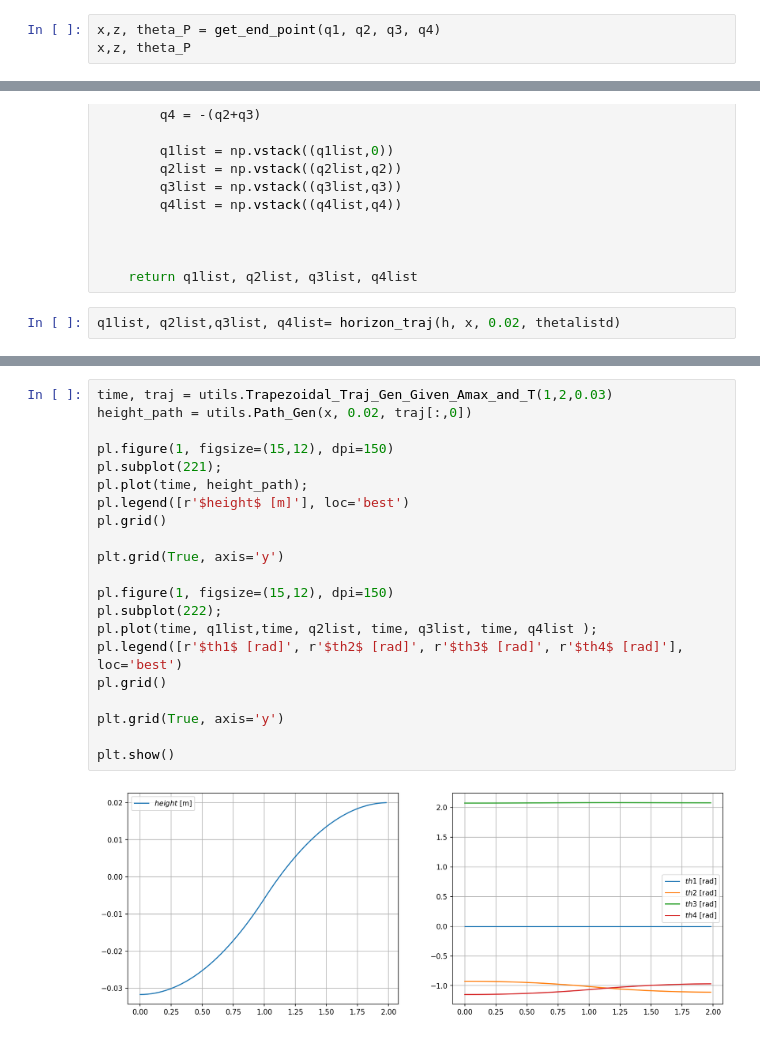
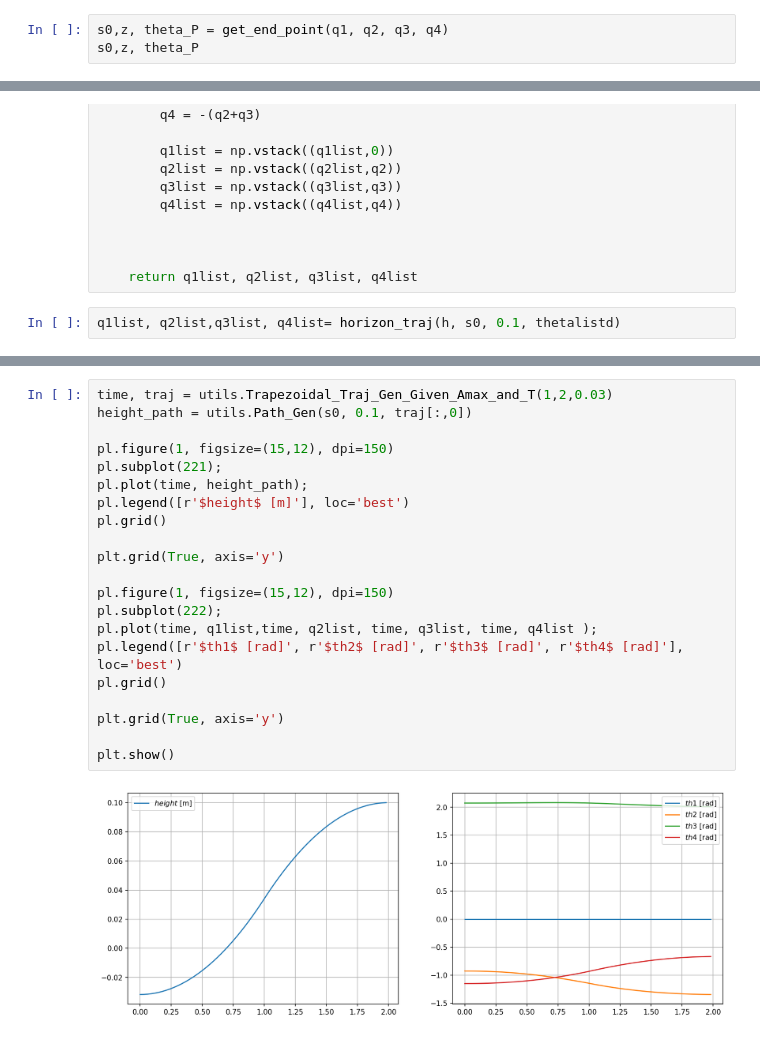
Before and after one commit to ssc166/joint_control, a Jupyter notebook: src/control_1/IK.ipynb, the cells around one changed output, grey strips where cells are left out. Cells and saved outputs as stored; diff of their text form.

```diff
--- a/src/control_1/IK.ipynb
+++ b/src/control_1/IK.ipynb
@@ -132,6 +132,6 @@ def get_end_point(q1, q2, q3, q4):
 # %%
 thetalistd, h = get_deg(0.8)
 # %%
-x,z, theta_P = get_end_point(q1, q2, q3, q4)
-x,z, theta_P
+s0,z, theta_P = get_end_point(q1, q2, q3, q4)
+s0,z, theta_P
 # %% [output]
@@ -190,4 +190,4 @@ def horizon_traj(h_cur, horizon_cur, horizon_end, thetalistd):
 
     return q1list, q2list, q3list, q4list
 # %%
-q1list, q2list,q3list, q4list= horizon_traj(h, x, 0.02, thetalistd)
+q1list, q2list,q3list, q4list= horizon_traj(h, s0, 0.1, thetalistd)
@@ -214,26 +194,26 @@ array([[0],
 # %%
 time, traj = utils.Trapezoidal_Traj_Gen_Given_Amax_and_T(1,2,0.03)
-height_path = utils.Path_Gen(x, 0.02, traj[:,0])
+height_path = utils.Path_Gen(s0, 0.1, traj[:,0])
 
 pl.figure(1, figsize=(15,12), dpi=150)
 pl.subplot(221);
 pl.plot(time, height_path);
 pl.legend([r'$height$ [m]'], loc='best')
 pl.grid()
 
 plt.grid(True, axis='y')
 
 pl.figure(1, figsize=(15,12), dpi=150)
 pl.subplot(222);
 pl.plot(time, q1list,time, q2list, time, q3list, time, q4list );
 pl.legend([r'$th1$ [rad]', r'$th2$ [rad]', r'$th3$ [rad]', r'$th4$ [rad]'], loc='best')
 pl.grid()
 
 plt.grid(True, axis='y')
 
 plt.show()
 # %% [output]
-[figure, old version]
+[figure, new version]
 # %%
 def get_torque_traj(q1list, q2list, q3list, q4list):
     time, traj = utils.Trapezoidal_Traj_Gen_Given_Amax_and_T(1,2,0.03)
```
Also changed, not shown: parts of 13 cells of this notebook, 16 other files.
